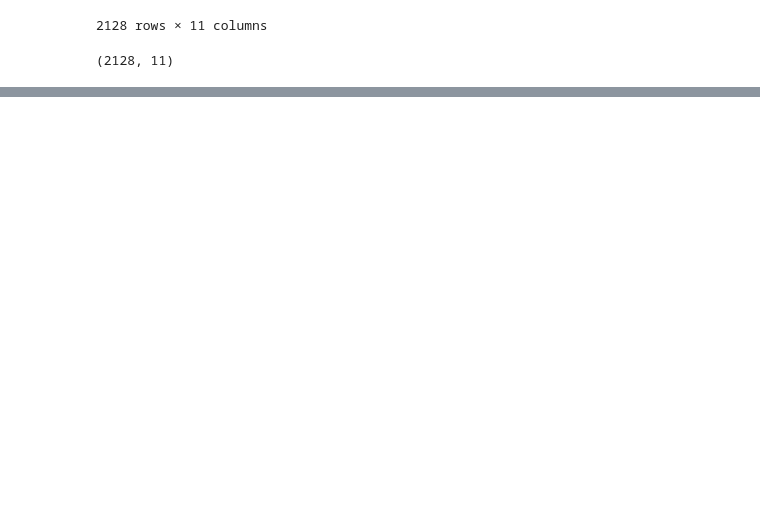
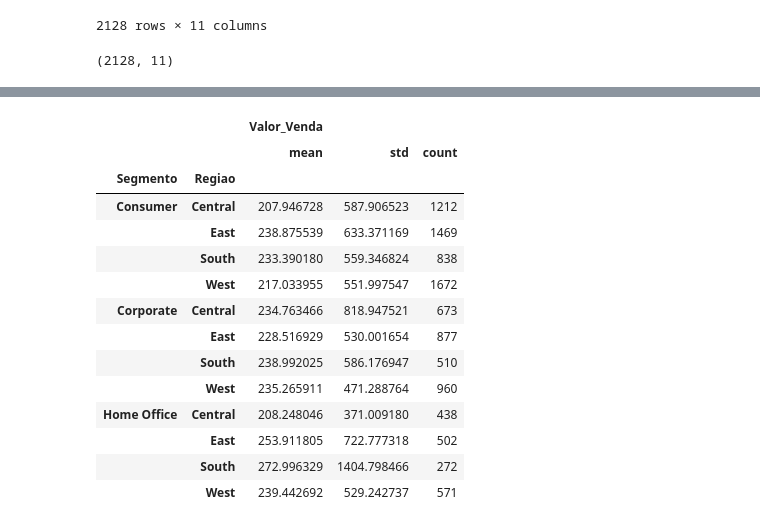
Before and after one commit to leandroclv/DSA_Python, a Jupyter notebook: POO/Pandas.ipynb, the cells around one changed output, grey strips where cells are left out. Cells and saved outputs as stored; diff of their text form; code cells hidden in the pictures; blank space fills up the shorter version.

```diff
--- a/POO/Pandas.ipynb
+++ b/POO/Pandas.ipynb
@@ -395,0 +414,18 @@ dsa_df[(dsa_df.Segmento != 'Home Office') & (dsa_df.Regiao != 'South')].sample(5
+# %%
+dsa_df[['Segmento', 'Regiao', 'Valor_Venda']].groupby(['Segmento', 'Regiao']).agg(['mean', 'std', 'count'])
+# %% [output]
+|  |  | Valor_Venda |  |  |
+|  |  | mean | std | count |
+| Segmento | Regiao |  |  |  |
+| Consumer | Central | 207.946728 | 587.906523 | 1212 |
+|  | East | 238.875539 | 633.371169 | 1469 |
+|  | South | 233.390180 | 559.346824 | 838 |
+|  | West | 217.033955 | 551.997547 | 1672 |
+| Corporate | Central | 234.763466 | 818.947521 | 673 |
+|  | East | 228.516929 | 530.001654 | 877 |
+|  | South | 238.992025 | 586.176947 | 510 |
+|  | West | 235.265911 | 471.288764 | 960 |
+| Home Office | Central | 208.248046 | 371.009180 | 438 |
+|  | East | 253.911805 | 722.777318 | 502 |
+|  | South | 272.996329 | 1404.798466 | 272 |
+|  | West | 239.442692 | 529.242737 | 571 |
```
Also changed, not shown: parts of 10 cells of this notebook.
